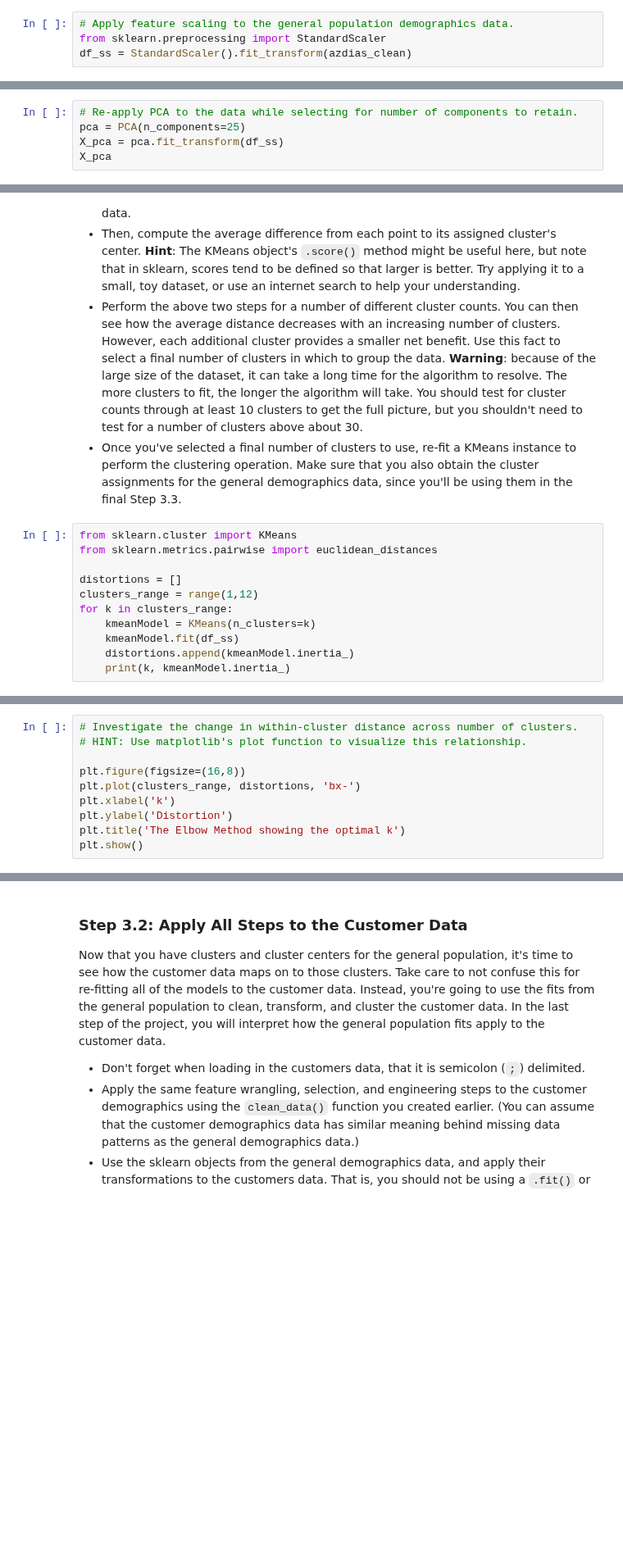
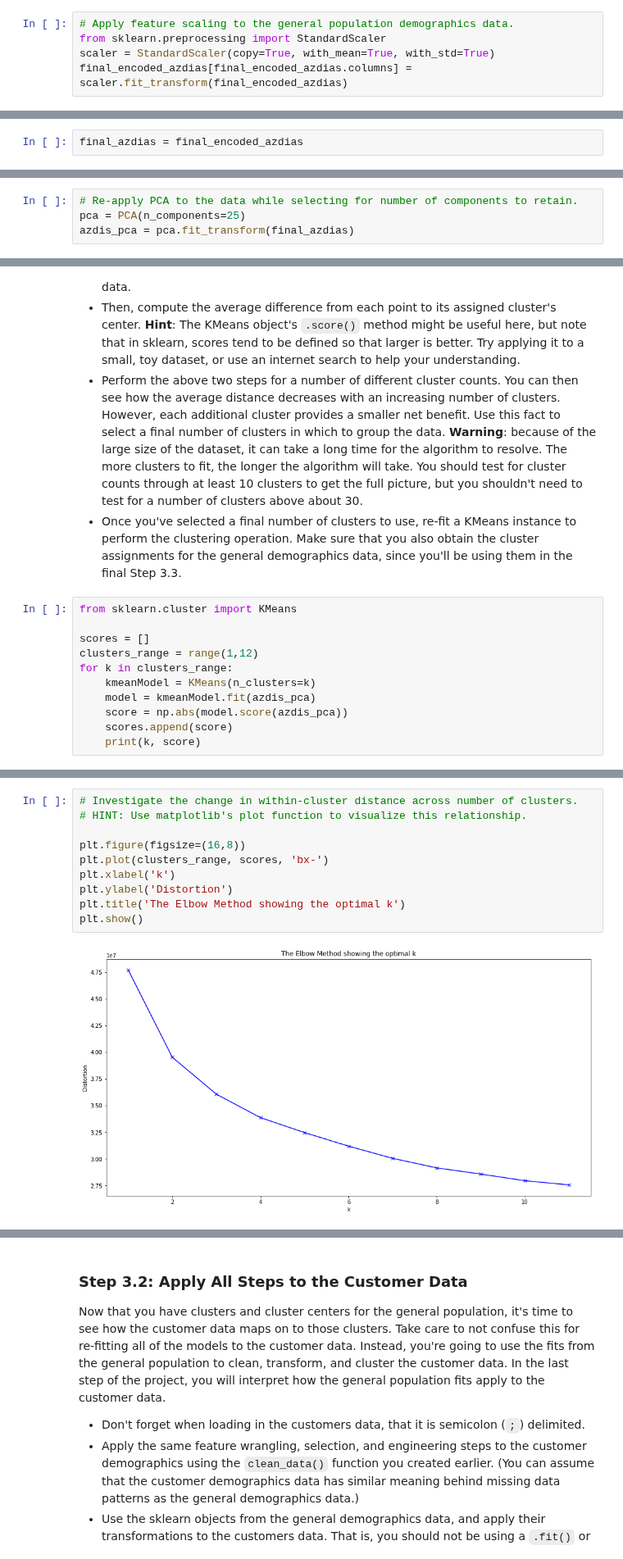
Before and after one commit to maxbogus/IdentifyCustomerSegmentsML, a Jupyter notebook: Identify_Customer_Segments.ipynb, the cells around one changed output, grey strips where cells are left out. Shown at 82% size. Cells and saved outputs as stored; diff of their text form; blank space fills up the shorter version.

```diff
--- a/Identify_Customer_Segments.ipynb
+++ b/Identify_Customer_Segments.ipynb
@@ -654,4 +667,5 @@ NameError: name 'azdias_clean' is not defined
 # %%
 # Apply feature scaling to the general population demographics data.
 from sklearn.preprocessing import StandardScaler
-df_ss = StandardScaler().fit_transform(azdias_clean)
+scaler = StandardScaler(copy=True, with_mean=True, with_std=True)
+final_encoded_azdias[final_encoded_azdias.columns] = scaler.fit_transform(final_encoded_azdias)
@@ -659,0 +672,2 @@ azdias_clean.columns
+# %%
+final_azdias = final_encoded_azdias
@@ -709,8 +738,7 @@ scree_plot(pca)
 # %%
 # Re-apply PCA to the data while selecting for number of components to retain.
 pca = PCA(n_components=25)
-X_pca = pca.fit_transform(df_ss)
-X_pca
+azdis_pca = pca.fit_transform(final_azdias)
 # %% [markdown]
 ### Discussion 2.2: Perform Dimensionality Reduction
 
@@ -806,12 +882,12 @@ You've assessed and cleaned the demographics data, then scaled and transformed t
 - Once you've selected a final number of clusters to use, re-fit a KMeans instance to perform the clustering operation. Make sure that you also obtain the cluster assignments for the general demographics data, since you'll be using them in the final Step 3.3.
 # %%
 from sklearn.cluster import KMeans
-from sklearn.metrics.pairwise import euclidean_distances
 
-distortions = []
+scores = []
 clusters_range = range(1,12)
 for k in clusters_range:
     kmeanModel = KMeans(n_clusters=k)
-    kmeanModel.fit(df_ss)
-    distortions.append(kmeanModel.inertia_)
-    print(k, kmeanModel.inertia_)
+    model = kmeanModel.fit(azdis_pca)
+    score = np.abs(model.score(azdis_pca))
+    scores.append(score)
+    print(k, score)
@@ -818,13 +906,15 @@ for k in clusters_range:
 # %%
 # Investigate the change in within-cluster distance across number of clusters.
 # HINT: Use matplotlib's plot function to visualize this relationship.
 
 plt.figure(figsize=(16,8))
-plt.plot(clusters_range, distortions, 'bx-')
+plt.plot(clusters_range, scores, 'bx-')
 plt.xlabel('k')
 plt.ylabel('Distortion')
 plt.title('The Elbow Method showing the optimal k')
 plt.show()
+# %% [output]
+[figure, added]
 # %%
 # Re-fit the k-means model with the selected number of clusters and obtain
 # cluster predictions for the general population demographics data.
```
Also changed, not shown: parts of 32 cells of this notebook, 1 other file.
